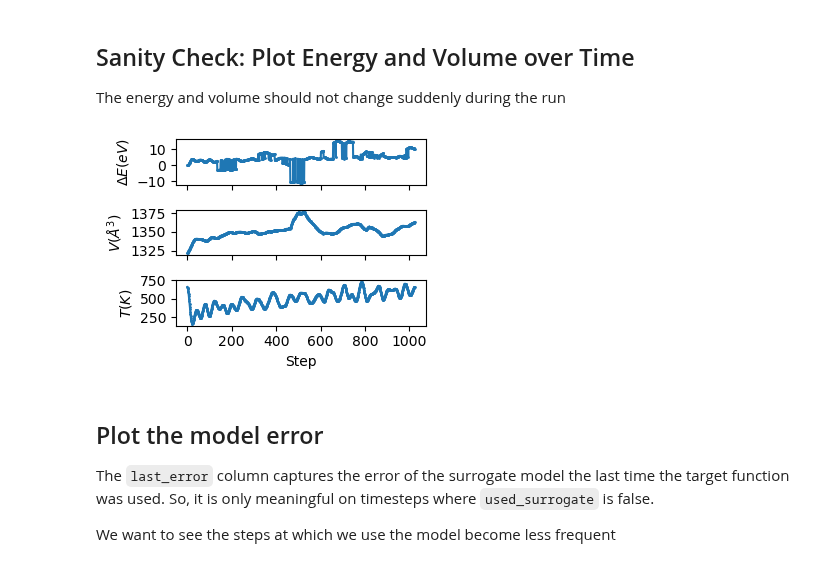
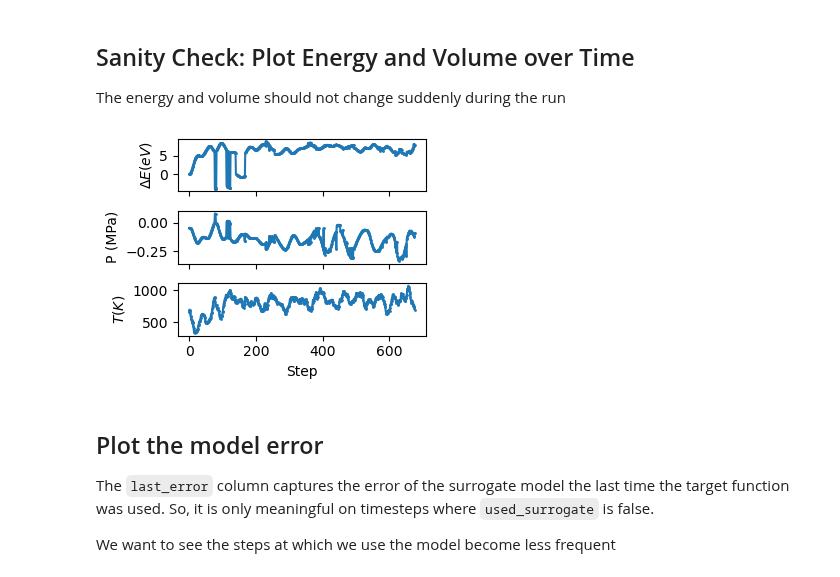
Before and after one commit to globus-labs/cascade, a Jupyter notebook: 2_proxima/1_evaluate-performance.ipynb, the cells around one changed output. Saved outputs shown, nothing was run; the diff lists cells and outputs as text; code cells hidden in the pictures.

Commit message:
Make the ensemble a choice (#45)
* Use double quotes

* Make ensemble a choice

* Add notebook from later in the run, where the figures make sense

```diff
--- a/2_proxima/1_evaluate-performance.ipynb
+++ b/2_proxima/1_evaluate-performance.ipynb
@@ -17,7 +17,7 @@ import json
 # %% [markdown]
 Configuration
 # %%
-run_dir = 'runs/si-vacancy-2x2x2-blyp-temp=800.0-method=blyp-93657a7f/'
+run_dir = 'runs/si-vacancy-2x2x2-blyp-temp=800.0-method=blyp-a6c5d7d3/'
 # %%
 run_dir = Path(run_dir)
 params = json.loads((run_dir / 'params.json').read_text())
@@ -38,26 +38,30 @@ data.tail()
 ## Sanity Check: Plot Energy and Volume over Time
 The energy and volume should not change suddenly during the run
 # %%
-fig, axs = plt.subplots(3, 1, figsize=(3.5, 2.6), sharex=True)
+fig, axs = plt.subplots(3, 1, figsize=(3.5, 2.7), sharex=True)
 
 ax = axs[0]
 ax.plot(data.index, data['energy'] - data['energy'].iloc[0], '-o', ms=1)
 ax.set_ylabel('$\\Delta E (eV)$')
 
 ax = axs[1]
-ax.plot(data.index, data['volume'], '-o', ms=1)
-ax.set_ylabel('$V (\\AA^3)$')
+if params.get('ensemble', 'npt') == 'npt':
+    ax.plot(data.index, data['volume'], '-o', ms=1)
+    ax.set_ylabel('$V (\\AA^3)$')
+else:
+    ax.plot(data.index, data['stress'].apply(np.diag).apply(np.sum) * units.GPa * 1000, '-o', ms=1)
+    ax.set_ylabel('P (MPa)')
 
 ax = axs[2]
 ax.plot(data.index, data['temperature'], '-o', ms=1)
 ax.set_ylabel('$T (K)$')
 
 ax.set_xlim(ax.get_xlim())
 ax.set_xlabel('Step')
 
 fig.tight_layout()
 # %% [output]
-[figure, old version]
+[figure, new version]
 # %% [markdown]
 ## Plot the model error
 The `last_error` column captures the error of the surrogate model the last time the target function was used. So, it is only meaningful on timesteps where `used_surrogate` is false.
```
Also changed, not shown: parts of 6 cells of this notebook, 2 other files.
